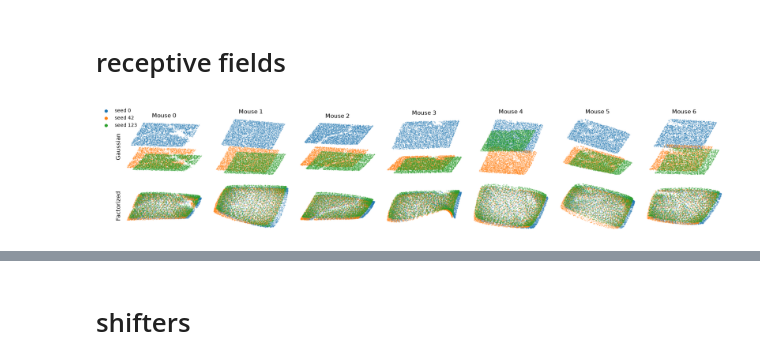
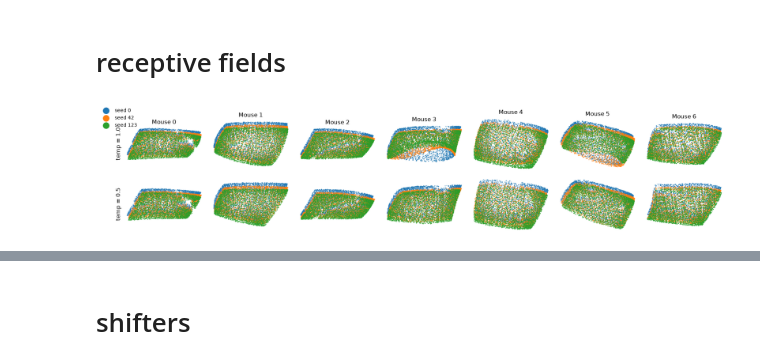
Before and after one commit to NathanSoeding/sensorium, a Jupyter notebook: analysis/evaluate.ipynb, the cells around one changed output, grey strips where cells are left out. Saved outputs shown, nothing was run; the diff lists cells and outputs as text; code cells hidden in the pictures.

```diff
--- a/analysis/evaluate.ipynb
+++ b/analysis/evaluate.ipynb
@@ -159,0 +167,8 @@ fact_curve, k_range = get_knn_curve(fact_readouts)
+# %%
+reg_per_n_readouts = []
+for model in reg_per_n_models:
+    r = torch.cat([model.readout[key].features.detach() for key in data_keys])
+    r = model.whitener.transform_weights(r.T).T.cpu()
+    reg_per_n_readouts.append(r)
+
+reg_per_n_curve, k_range = get_knn_curve(reg_per_n_readouts)
@@ -187,6 +225,10 @@ for model in gauss_models:
         grids.append(grid)
 
     gauss_grids.append(grids)
+# %%
+for model in fact_models:
+    for key in data_keys:
+        model.readout[key].temperature = 1.0
 # %%
 fact_grids = []
 for model in fact_models:
@@ -210,13 +312,37 @@ for model in fact_models:
+# %%
+reg_per_n_grids = []
+for model in reg_per_n_models:
+    grids = []
+    for key in data_keys:
+        spatial = model.readout[key].spatial.detach().cpu()
+        n, h, w = spatial.shape
+        y = spatial.sum(dim=2)  # n, h
+        x = spatial.sum(dim=1)  # n, w
+
+        y_pos = torch.arange(h).unsqueeze(0).expand(n, h)
+        x_pos = torch.arange(w).unsqueeze(0).expand(n, w)
+
+        y_avg = (y_pos * y).sum(dim=1)
+        x_avg = (x_pos * x).sum(dim=1)
+
+        grid = torch.stack([x_avg, y_avg], dim=1)
+        grids.append(grid)
+
+    reg_per_n_grids.append(grids)
 # %%
 import matplotlib.pyplot as plt
 
 model_seeds = [0, 42, 123]
 model_types = {
-    "Gaussian": gauss_grids,
-    "Factorized": fact_grids,
+    # "Gaussian": gauss_grids,
+    "temp = 1.0": fact_grids,
+    # "Smooth reg": reg_grids,
+    "temp = 0.5": half_temp_grids,
+    # "Smooth reg + Per neuron temp": reg_per_n_grids,
 }
 
-num_mice = len(gauss_grids[0])
+# num_mice = len(gauss_grids[0])
+num_mice = 7
 num_models = len(model_seeds)
 
 fig, axs = plt.subplots(len(model_types), num_mice, figsize=(18, 4))
@@ -228,35 +354,35 @@ for row_idx, (type_name, grids) in enumerate(model_types.items()):
             grid = grids[model_idx][mouse_idx]
             ax.scatter(
                 grid[:, 0], grid[:, 1],
-                alpha=1, s=0.02,
+                alpha=1, s=0.1,
                 label=f"seed {model_seeds[model_idx]}",
             )
         ax.set_aspect('equal')
 
         # remove spines and ticks
         for spine in ax.spines.values():
             spine.set_visible(False)
         ax.set_xticks([])
         ax.set_yticks([])
 
         # column labels on top row only
         if row_idx == 0:
             ax.set_title(f"Mouse {mouse_idx}")
 
         # row labels on first column only
         if mouse_idx == 0:
             ax.set_ylabel(type_name, rotation=90, size='large')
 
 # single shared legend for seeds (bigger markers than the tiny scatter points)
 handles, labels = axs[0, 0].get_legend_handles_labels()
 fig.legend(
     handles, labels,
     bbox_to_anchor=(0.05, 1.0),
     markerscale=40,
     frameon=False,
 )
 
 plt.tight_layout()
 plt.show()
 # %% [output]
-[figure, old version]
+[figure, new version]
```
Also changed, not shown: parts of 21 cells of this notebook, 1 other file.
